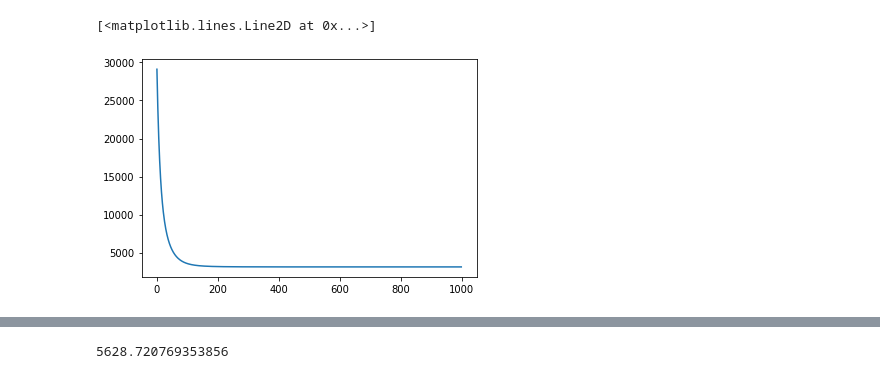
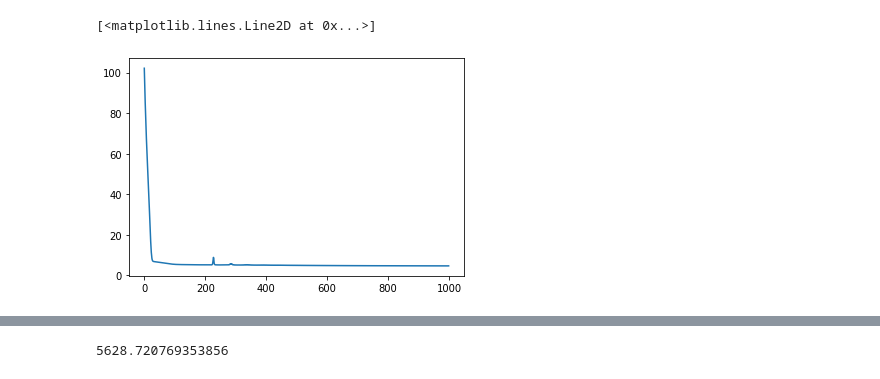
Before and after one commit to srikantamehta/ML-Models-from-Scratch, a Jupyter notebook: linear_regression_test.ipynb, the cells around one changed output, grey strips where cells are left out. Saved outputs shown, nothing was run; the diff lists cells and outputs as text; code cells hidden in the pictures.

```diff
--- a/linear_regression_test.ipynb
+++ b/linear_regression_test.ipynb
@@ -20,0 +26,2 @@ data_3 = data_processor.standardize_data(data_2,data_2,features=['MYCT', 'MMIN',
+# %%
+data_4 = data_4[['Length', 'Diameter', 'Height', 'Whole weight', 'Shucked weight','Viscera weight', 'Shell weight','Sex_F', 'Sex_I', 'Sex_M','Rings']]
@@ -21,5 +44,5 @@ data_3 = data_processor.standardize_data(data_2,data_2,features=['MYCT', 'MMIN',
 # %%
-data_train, data_val = cross_validator.random_partition(data_3, random_state=42)
+data_train, data_val = cross_validator.random_partition(data_4, random_state=42)
 # %%
 data = data_train.to_numpy()
 X = data[:,:-1]
@@ -26,0 +54,10 @@ y = data[:,-1:]
+# %%
+data_test = data_val.to_numpy()
+X_test = data_test[:,:-1]
+y_test = data_test[:,-1:]
+# %%
+from models.neural_networks import FeedForwardNetwork
+
+ffn = FeedForwardNetwork(config,n_input=X.shape[1],n_hidden_1=12,n_hidden_2=24,n_output=1)
+
+MSEs, val_metrics, final_mse = ffn.train(X,y,X_test,y_test,1000,0.00001)
@@ -89,10 +197,10 @@ for epoch in range(epochs):
 # %%
 import matplotlib.pyplot as plt
 
-plt.plot(losses)
+plt.plot(val_metrics)
 # %% [output]
 [<matplotlib.lines.Line2D at 0x...>]
-[figure, old version]
+[figure, new version]
 # %%
 data_test = data_val.to_numpy()
 X_test = data_test[:,:-1]
```
Also changed, not shown: parts of 17 cells of this notebook, 5 other files.
